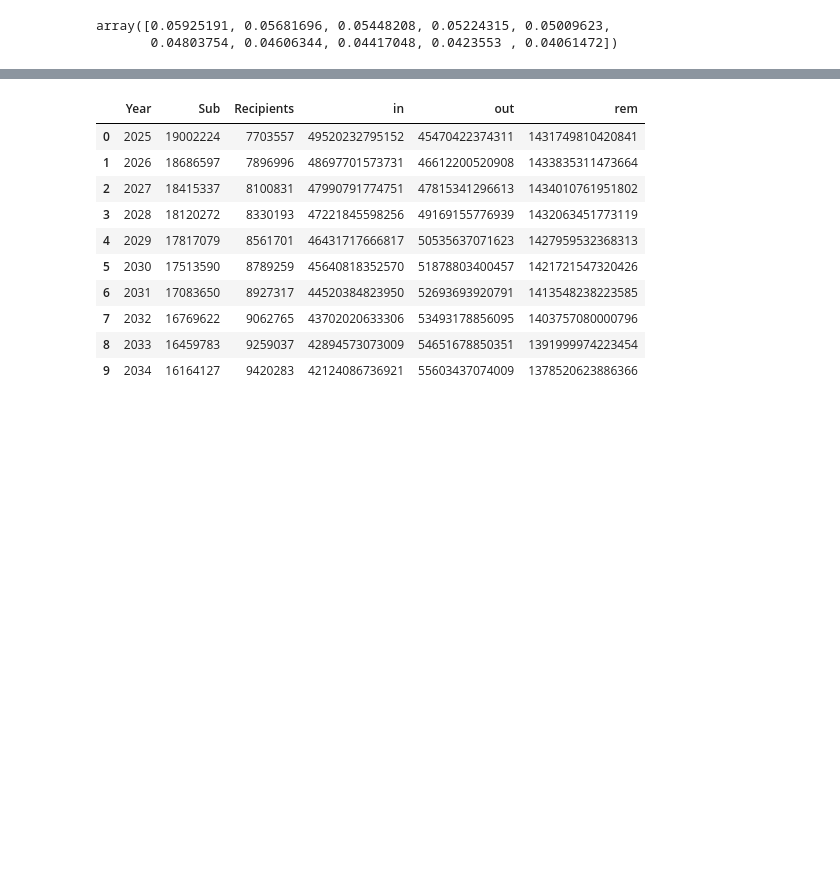
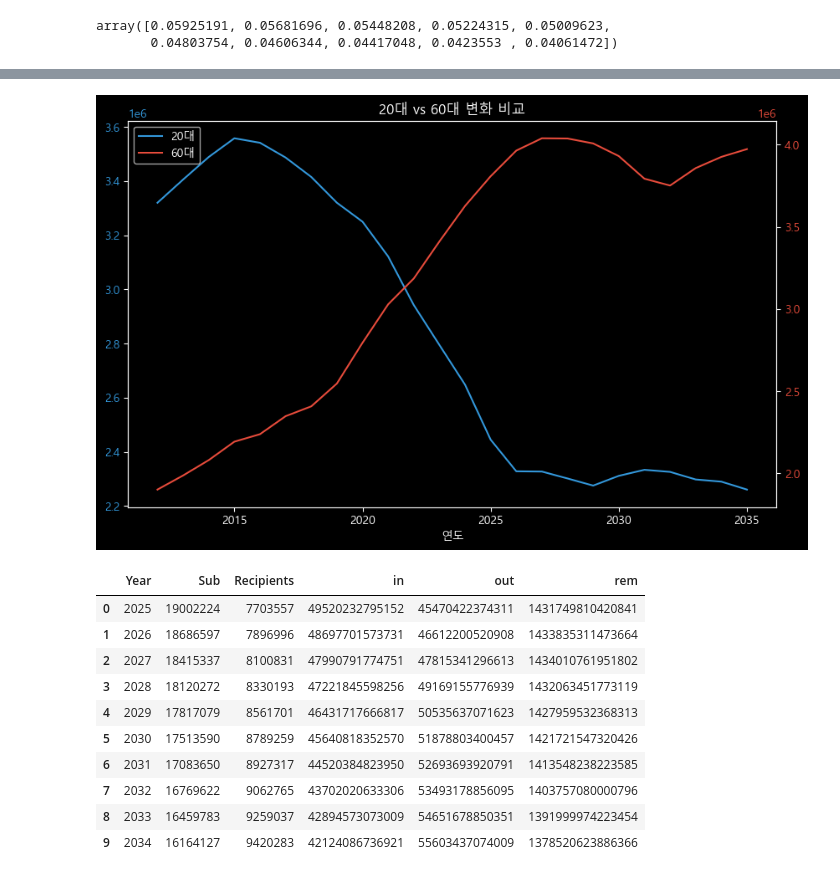
Before and after one commit to gigeon/bigData, a Jupyter notebook: bigDataPjt.ipynb, the cells around one changed output, grey strips where cells are left out. Cells and saved outputs as stored; diff of their text form; code cells hidden in the pictures; blank space fills up the shorter version.

```diff
--- a/bigDataPjt.ipynb
+++ b/bigDataPjt.ipynb
@@ -268,6 +270,37 @@ dynamic_per_data
 | 2033 | 624510 | 842542.0 | 1354943.0 | 1990118.0 | 2297730.0 | 2268089.0 | 2725885.0 | 3332705.0 | 3311854.0 | 3061732.0 | 3867623.0 | ... |
 | 2034 | 590275 | 792613.0 | 1291324.0 | 1860293.0 | 2289750.0 | 2240405.0 | 2578801.0 | 3235380.0 | 3385728.0 | 3027216.0 | 3702313.0 | ... |
 | 2035 | 557643 | 748691.0 | 1273932.0 | 1697017.0 | 2260434.0 | 2274166.0 | 2377210.0 | 3162648.0 | 3444239.0 | 3010570.0 | 3520932.0 | ... |
+# %%
+# 그래프
+dynamic_per_data_n_index = dynamic_per_data.reset_index()
+fig, ax1 = plt.subplots(figsize=(10, 6))
+
+color_1 = '#3498db' # 파란색
+ax1.set_xlabel('연도')
+ax1.set_ylabel('20대 인구수', color=color_1, fontsize=12, fontweight='bold')
+line1 = ax1.plot(dynamic_per_data_n_index['Year'], dynamic_per_data_n_index['20~24'], color=color_1, label='20대')
+ax1.tick_params(axis='y', labelcolor=color_1)
+
+ax1.set_ylabel('')
+
+ax2 = ax1.twinx()
+
+color_2 = '#e74c3c' # 빨간색
+ax2.set_ylabel('60대 인구수', color=color_2, fontsize=12, fontweight='bold')
+line2 = ax2.plot(dynamic_per_data_n_index['Year'], dynamic_per_data_n_index['65~69'], color=color_2, label='60대')
+ax2.tick_params(axis='y', labelcolor=color_2)
+
+ax2.set_ylabel('')
+
+lines = line1 + line2
+labels = [l.get_label() for l in lines]
+ax1.legend(lines, labels, loc='upper left')
+
+plt.title('20대 vs 60대 변화 비교')
+plt.grid(axis='x', linestyle='--', alpha=0.5) # X축 기준 그리드만 표시
+plt.show()
+# %% [output]
+[figure, added]
 # %%
 # 연금 고갈 예측
 # 2024년 기준
```
Also changed, not shown: parts of 6 cells of this notebook, 3 other files.
